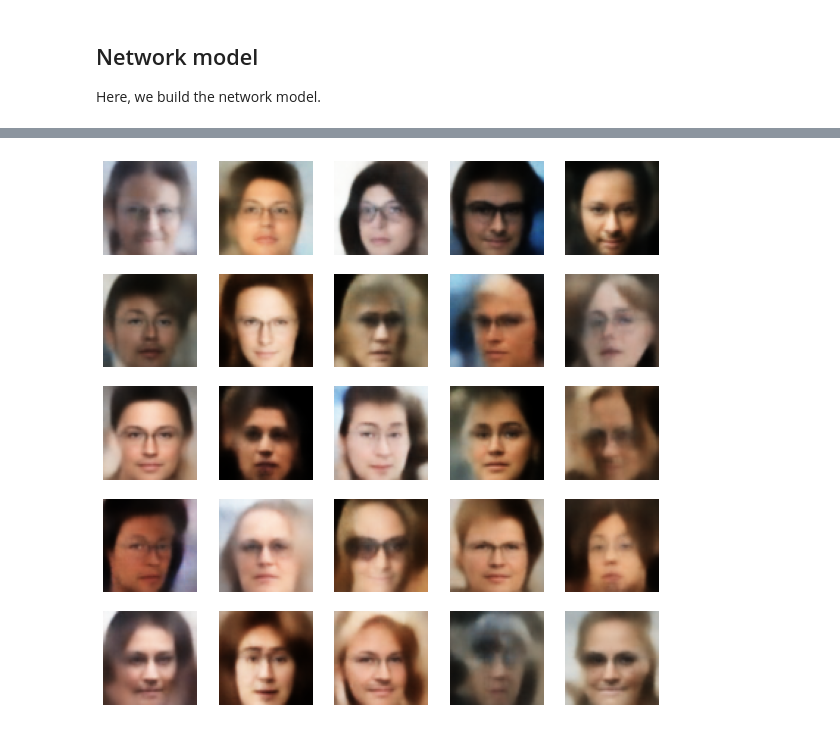
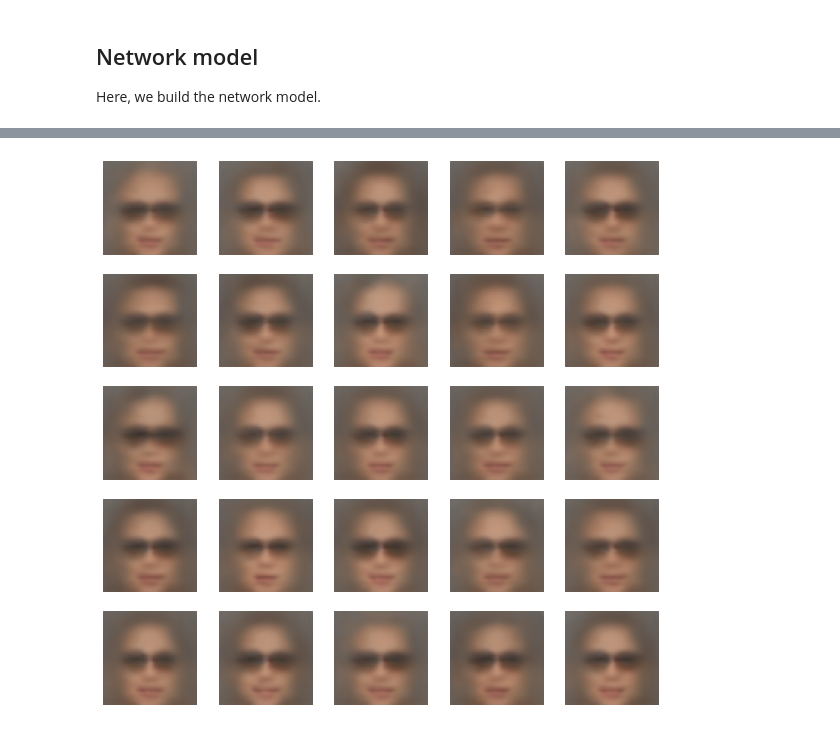
Before and after one commit to AI-Unibo-Projects/DL-Project, a Jupyter notebook: CVAE_model_Simone.ipynb, the cells around one changed output, grey strips where cells are left out. Saved outputs shown, nothing was run; the diff lists cells and outputs as text; code cells hidden in the pictures.

```diff
--- a/CVAE_model_Simone.ipynb
+++ b/CVAE_model_Simone.ipynb
@@ -36,9 +36,8 @@ BATCH_SIZE = 128
 BUFFER_SIZE = 60000
 ORIGINAL_IMAGE_SIZE = (218, 178, 3)
 TARGET_IMAGE_SIZE = (64, 64, 3)
-INTERMEDIATE_SIZE = 3072
 ATTRIBUTES_SIZE = 40
-LATENT_DIM = 64
+LATENT_DIM = 256
 # %%
 AUTO = tf.data.experimental.AUTOTUNE
 
@@ -252,6 +261,7 @@ generator.save_weights('generator.h5')
 # %%
 vae.load_weights('vae.h5')
-generator.load_weights('generator.h5')
+decoder.load_weights('decoder.h5')
+encoder.load_weights('encoder.h5')
 # %%
 batch = next(iter(training_dataset))
 show_batch(batch['encoder_input'].numpy())
@@ -263,11 +273,11 @@ show_batch(predictions)
 # %%
-z_sample = np.random.normal(size=(25, LATENT_DIM))
-label = np.zeros(shape=(25,ATTRIBUTES_SIZE))
+z_sample = np.random.randn(25, LATENT_DIM).astype("float32")
+label = np.zeros(shape=(25,ATTRIBUTES_SIZE), dtype="float32")
 label[:, 15] = 1
-predictions = generator.predict([z_sample,label])
+predictions = decoder.predict(np.concatenate((z_sample,label), axis=1))
 show_batch(predictions)
 # %% [output]
-[figure, old version]
+[figure, new version]
 # %%
 image_batch = batch['encoder_input'][:25].numpy()
 show_batch(image_batch)
```
Also changed, not shown: parts of 11 cells of this notebook.
